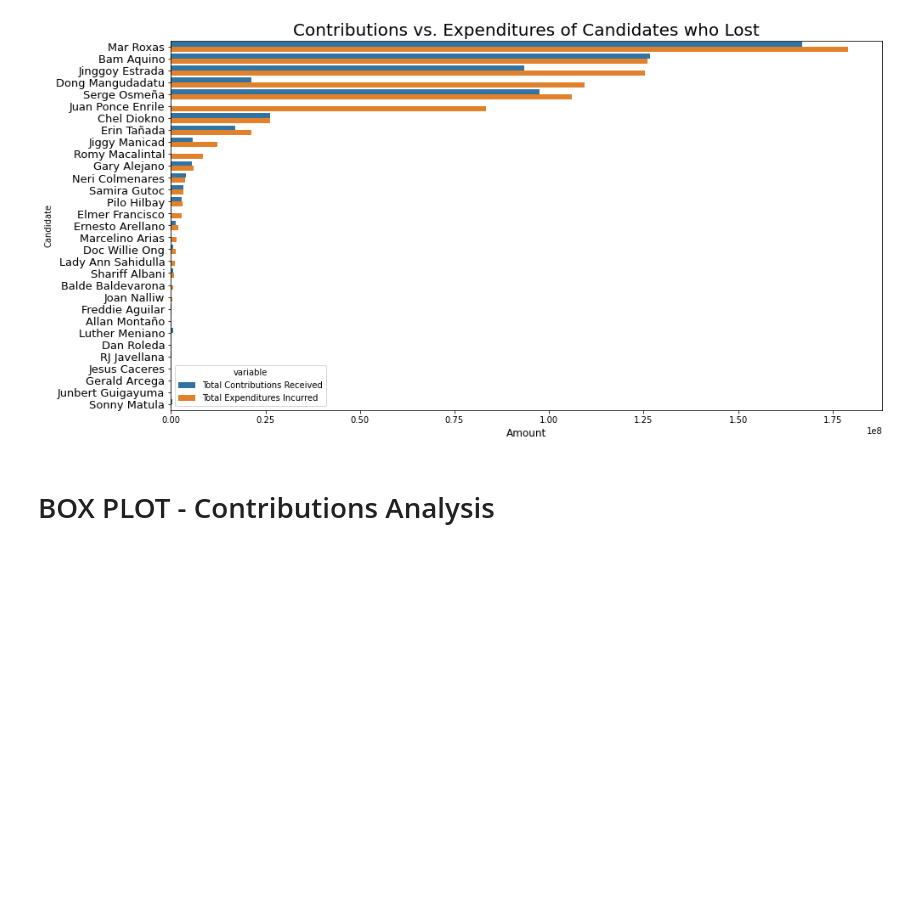
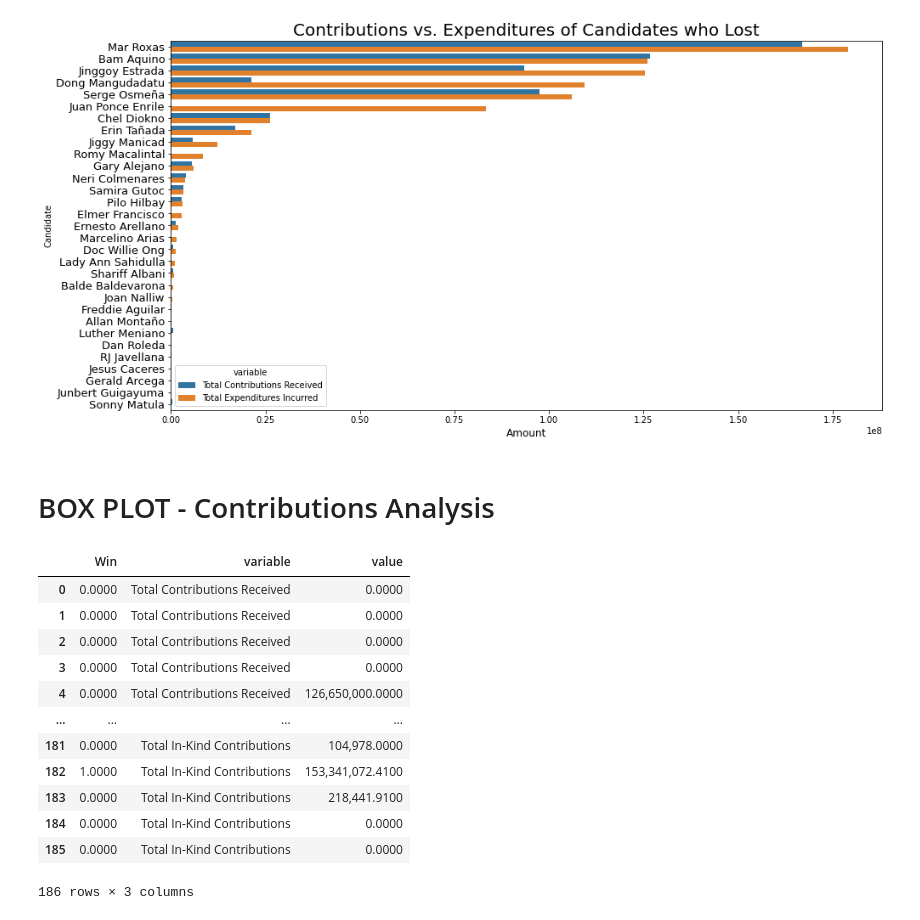
Before and after one commit to nicoataiza/DSFC8-Sprint-1-Group-2, a Jupyter notebook: UBALDO/notebooks/Final notebook.ipynb, the cells around one changed output. Cells and saved outputs as stored; diff of their text form; code cells hidden in the pictures; blank space fills up the shorter version.

```diff
--- a/UBALDO/notebooks/Final notebook.ipynb
+++ b/UBALDO/notebooks/Final notebook.ipynb
@@ -109,9 +111,24 @@ plt.show()
 # %%
 win = df.iloc[:, :4]
 total_contrib = df.iloc[:, 8:-1]
 df1 = pd.concat([win, total_contrib], axis=1)
 
 melted_df1=pd.melt(df1.iloc[:, 3:], id_vars="Win")
+melted_df1
+# %% [output]
+|  | Win | variable | value |
+| 0 | 0.0000 | Total Contributions Received | 0.0000 |
+| 1 | 0.0000 | Total Contributions Received | 0.0000 |
+| 2 | 0.0000 | Total Contributions Received | 0.0000 |
+| 3 | 0.0000 | Total Contributions Received | 0.0000 |
+| 4 | 0.0000 | Total Contributions Received | 126,650,000.0000 |
+| ... | ... | ... | ... |
+| 181 | 0.0000 | Total In-Kind Contributions | 104,978.0000 |
+| 182 | 1.0000 | Total In-Kind Contributions | 153,341,072.4100 |
+| 183 | 0.0000 | Total In-Kind Contributions | 218,441.9100 |
+| 184 | 0.0000 | Total In-Kind Contributions | 0.0000 |
+| 185 | 0.0000 | Total In-Kind Contributions | 0.0000 |
+186 rows × 3 columns
 # %%
 plt.figure(figsize=(12,8), dpi = 150)
 
```
Also changed, not shown: parts of 5 cells of this notebook.
